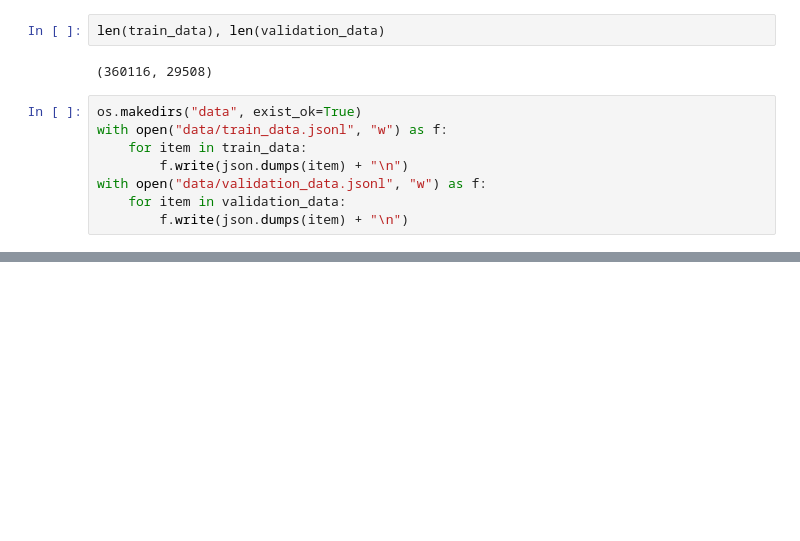
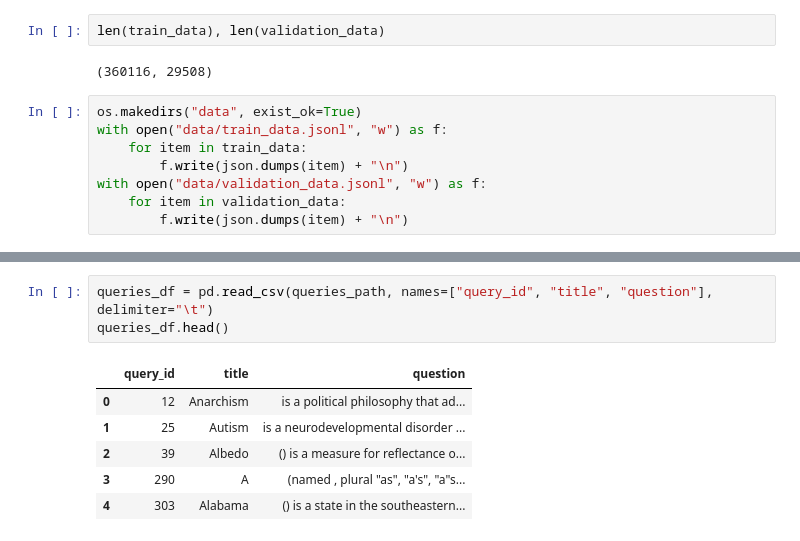
Before and after one commit to DeevyanshuMalu/CS6101-Assignments, a Jupyter notebook: Assignment-2/data_init.ipynb, the cells around one changed output, grey strips where cells are left out. Saved outputs shown, nothing was run; the diff lists cells and outputs as text; blank space fills up the shorter version.

```diff
--- a/Assignment-2/data_init.ipynb
+++ b/Assignment-2/data_init.ipynb
@@ -136,0 +168,10 @@ Wrote 415838 unique documents.
+# %%
+queries_df = pd.read_csv(queries_path, names=["query_id", "title", "question"], delimiter="\t")
+queries_df.head()
+# %% [output]
+|  | query_id | title | question |
+| 0 | 12 | Anarchism | is a political philosophy that ad... |
+| 1 | 25 | Autism | is a neurodevelopmental disorder ... |
+| 2 | 39 | Albedo | () is a measure for reflectance o... |
+| 3 | 290 | A | (named , plural "as", "a's", "a"s... |
+| 4 | 303 | Alabama | () is a state in the southeastern... |
```
Also changed, not shown: parts of 12 cells of this notebook, 3 other files.
